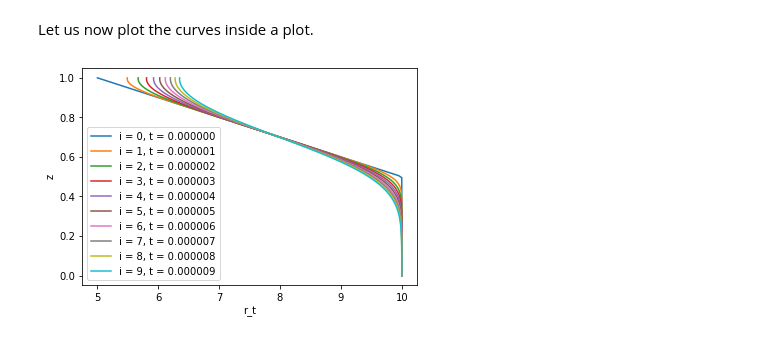
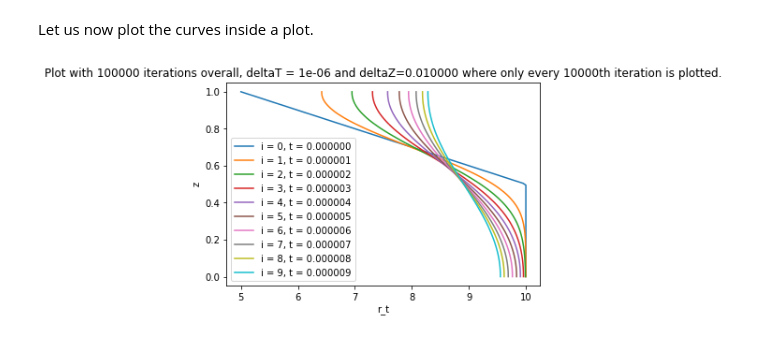
Before and after one commit to svbergmann/Mathematical-modeling-of-the-atmosphere, a Jupyter notebook: exercises/ex0.ipynb, the cells around one changed output. Cells and saved outputs as stored; diff of their text form; code cells hidden in the pictures.

Commit message:
Plotted other values.

```diff
--- a/exercises/ex0.ipynb
+++ b/exercises/ex0.ipynb
@@ -136,7 +136,7 @@ r_t_n = np.zeros((10, n))
 # Copy the start vector in the first row
 r_t_n[0] = np.copy(r_t)
 deltaT = 1e-6
-steps = 10_000
+steps = 100_000
 r_t_i = np.copy(r_t)
 for i in range(steps):
     # Do the computation for each step
@@ -150,12 +150,13 @@ Let us now plot the curves inside a plot.
 # %%
 import matplotlib.pyplot as plt
 
 plt.xlabel('r_t')
 plt.ylabel('z')
+plt.title(f"Plot with {steps} iterations overall, deltaT = {deltaT} and deltaZ={(1/n):.6f} where only every {steps//10}th iteration is plotted.")
 for i in range(10):
     plt.plot(r_t_n[i], height, label=f"i = {i}, t = {(i * deltaT):.6f}")
 
 plt.legend()
 plt.show()
 # %% [output]
-[figure, old version]
+[figure, new version]
```
